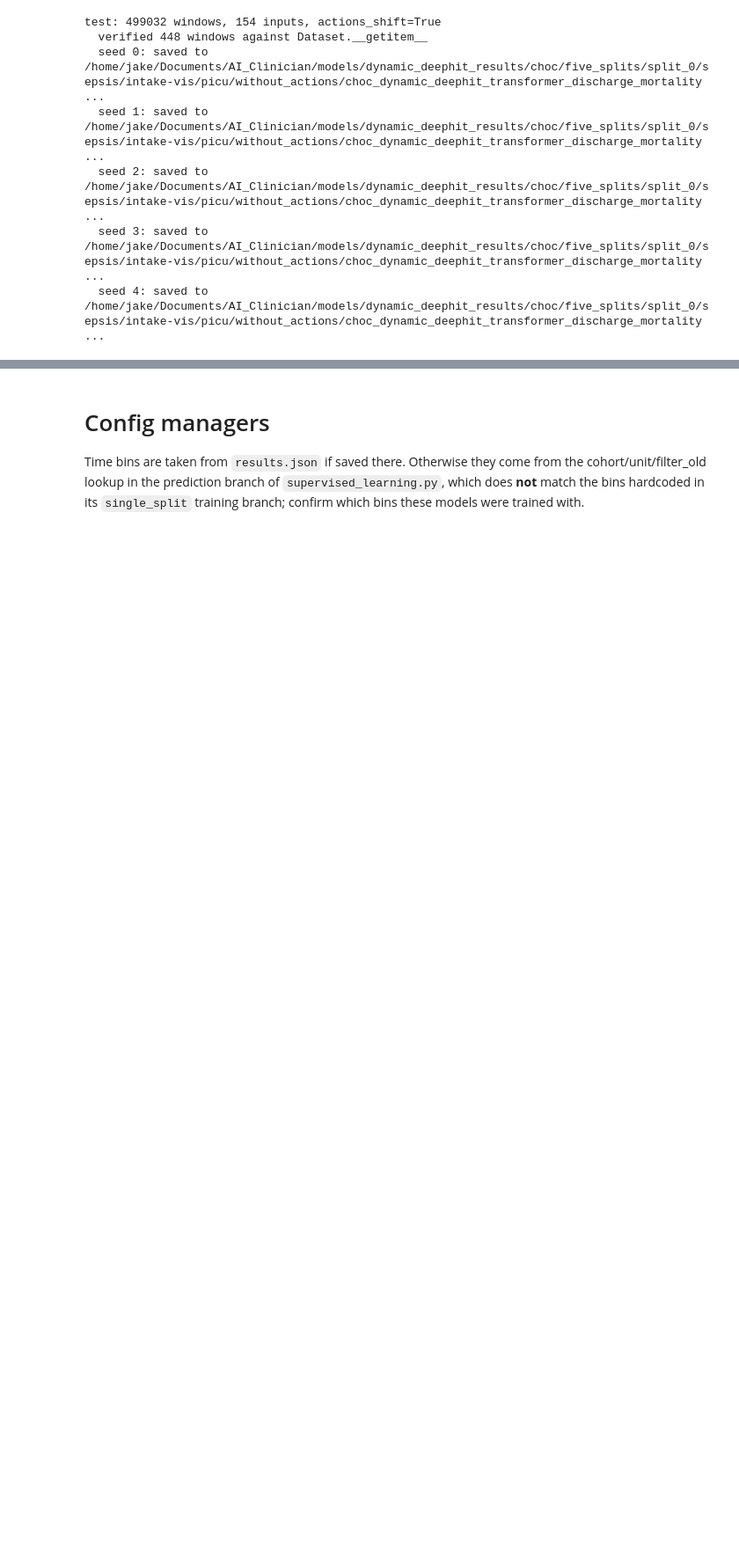
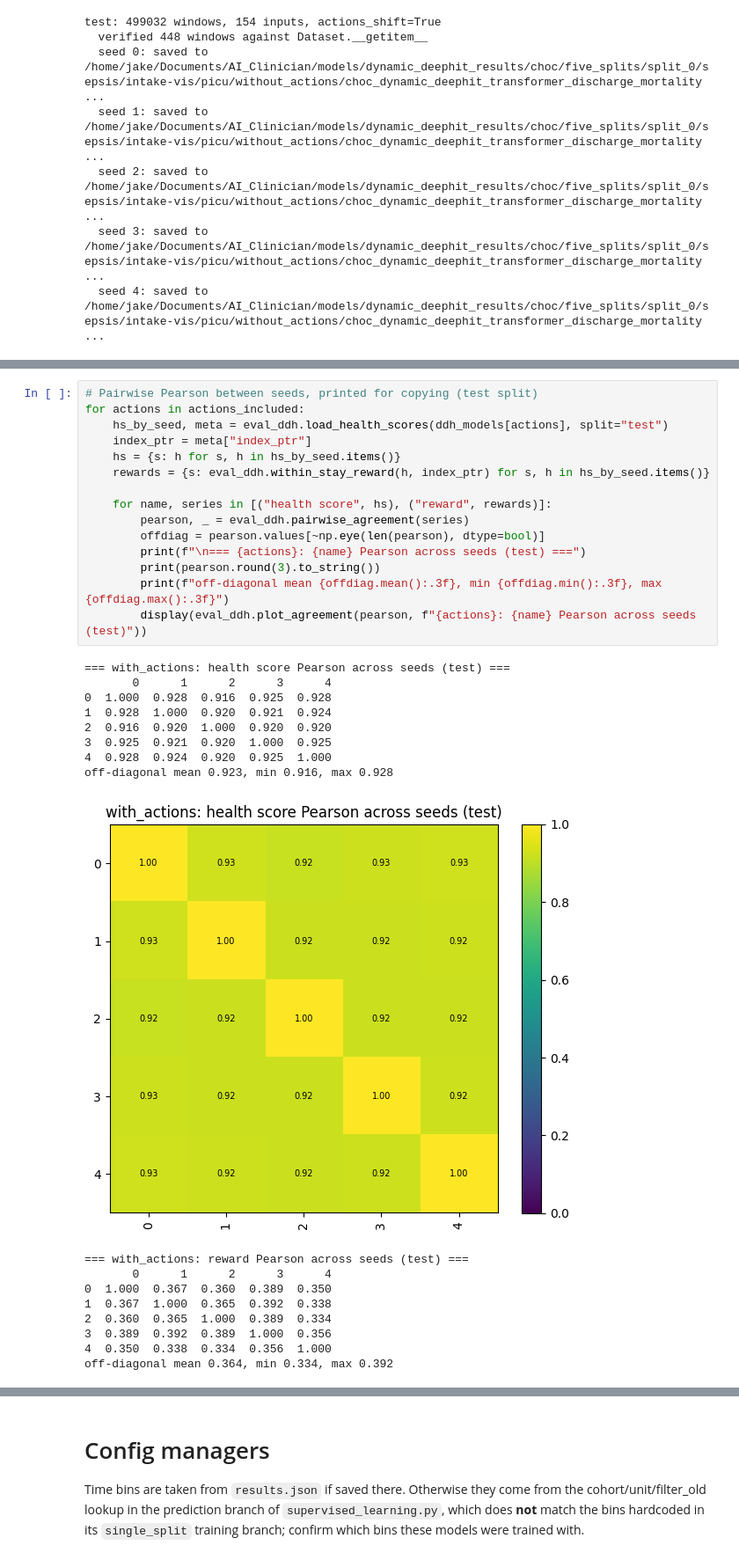
Before and after one commit to jakeormond/ai_clinician_pediatric_rl, a Jupyter notebook: src/supervised_learning/evaluate_dynamic_deephit_final_seeds.ipynb, the cells around one changed output, grey strips where cells are left out. Shown at 88% size. Cells and saved outputs as stored; diff of their text form; blank space fills up the shorter version.

```diff
--- a/src/supervised_learning/evaluate_dynamic_deephit_final_seeds.ipynb
+++ b/src/supervised_learning/evaluate_dynamic_deephit_final_seeds.ipynb
@@ -188,0 +224,33 @@ Prediction plot for patient 1185471147 saved to /home/jake/Documents/AI_Clinicia
+# %%
+# Pairwise Pearson between seeds, printed for copying (test split)
+for actions in actions_included:
+    hs_by_seed, meta = eval_ddh.load_health_scores(ddh_models[actions], split="test")
+    index_ptr = meta["index_ptr"]
+    hs = {s: h for s, h in hs_by_seed.items()}
+    rewards = {s: eval_ddh.within_stay_reward(h, index_ptr) for s, h in hs_by_seed.items()}
+
+    for name, series in [("health score", hs), ("reward", rewards)]:
+        pearson, _ = eval_ddh.pairwise_agreement(series)
+        offdiag = pearson.values[~np.eye(len(pearson), dtype=bool)]
+        print(f"\n=== {actions}: {name} Pearson across seeds (test) ===")
+        print(pearson.round(3).to_string())
+        print(f"off-diagonal mean {offdiag.mean():.3f}, min {offdiag.min():.3f}, max {offdiag.max():.3f}")
+        display(eval_ddh.plot_agreement(pearson, f"{actions}: {name} Pearson across seeds (test)"))
+# %% [output]
+=== with_actions: health score Pearson across seeds (test) ===
+       0      1      2      3      4
+0  1.000  0.928  0.916  0.925  0.928
+1  0.928  1.000  0.920  0.921  0.924
+2  0.916  0.920  1.000  0.920  0.920
+3  0.925  0.921  0.920  1.000  0.925
+4  0.928  0.924  0.920  0.925  1.000
+off-diagonal mean 0.923, min 0.916, max 0.928
+[figure, added]
+=== with_actions: reward Pearson across seeds (test) ===
+       0      1      2      3      4
+0  1.000  0.367  0.360  0.389  0.350
+1  0.367  1.000  0.365  0.392  0.338
+2  0.360  0.365  1.000  0.389  0.334
+3  0.389  0.392  0.389  1.000  0.356
+4  0.350  0.338  0.334  0.356  1.000
+off-diagonal mean 0.364, min 0.334, max 0.392
```
Also changed, not shown: parts of 11 cells of this notebook, 7 other files.
